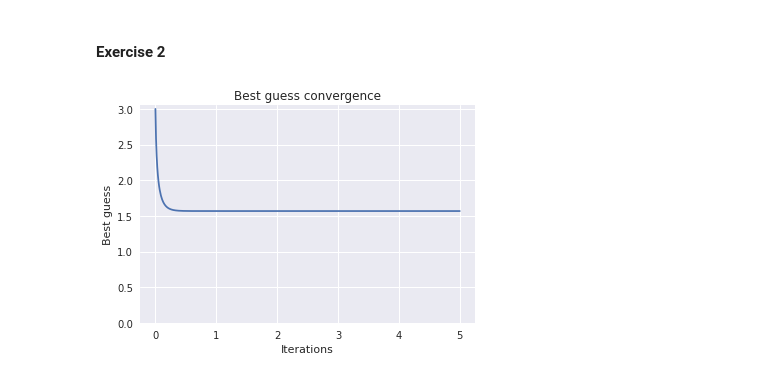
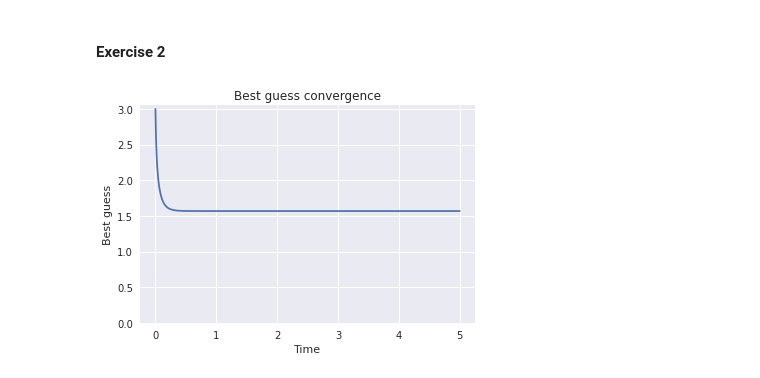
Before and after one commit to ImAKappa/activeinference, a Jupyter notebook: 01_bogacz.ipynb, the cells around one changed output. Saved outputs shown, nothing was run; the diff lists cells and outputs as text; code cells hidden in the pictures.

```diff
--- a/01_bogacz.ipynb
+++ b/01_bogacz.ipynb
@@ -153,10 +169,12 @@ time_series, guesses = exercise2()
 # %%
+UpdateParams = namedtuple('UpdateParams', 'estimate estimate_noise prior prior_noise')
+time_series, guesses = exercise2()
 fig, ax = plt.subplots(1, 1)
 ax.plot(time_series, guesses)
-ax.set_xlabel('Iterations')
+ax.set_xlabel('Time')
 ax.set_ylabel('Best guess')
 ax.set_ylim(0.0, 3.05)
 ax.set_title('Best guess convergence')
 plt.show()
 # %% [output]
-[figure, old version]
+[figure, new version]
```
Also changed, not shown: parts of 10 cells of this notebook, 2 other files.
